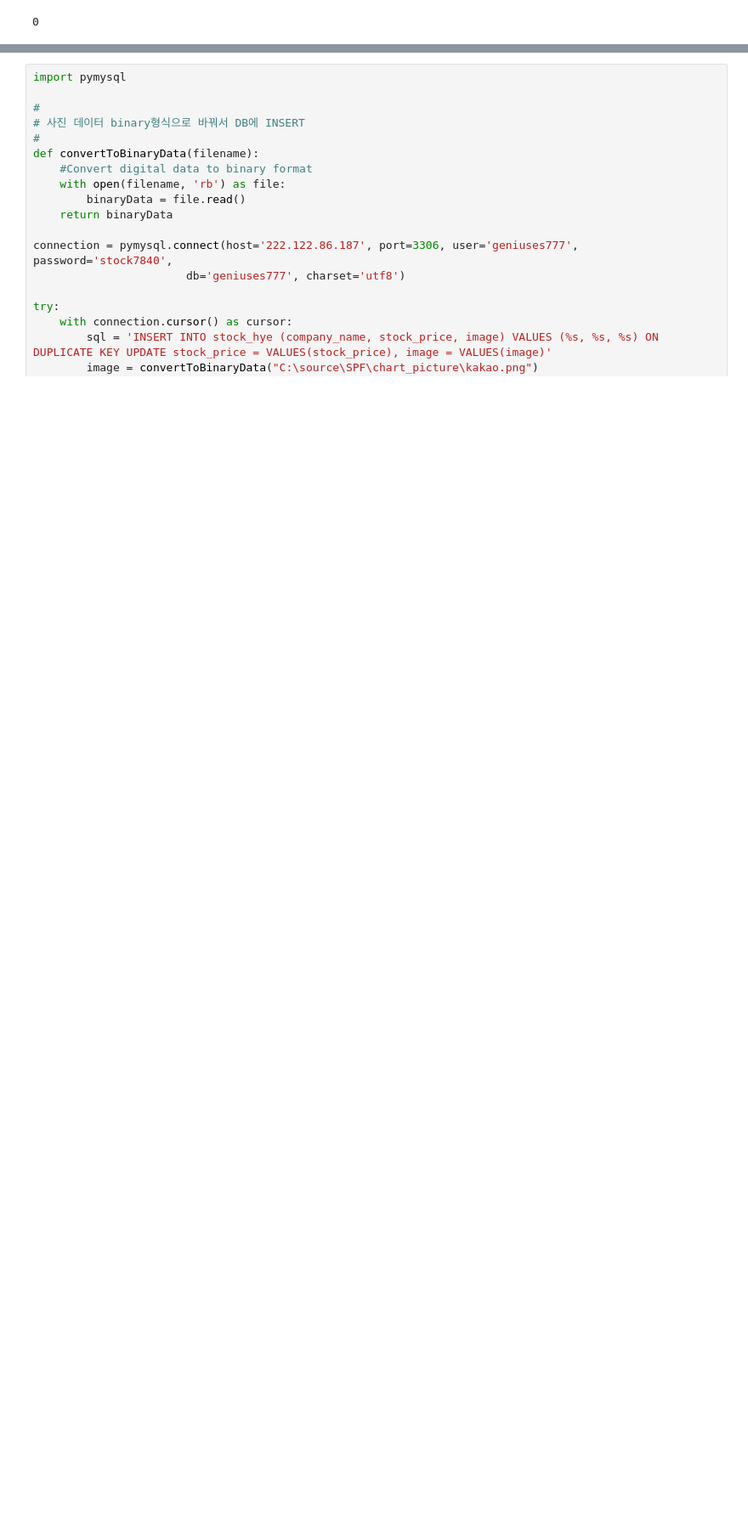
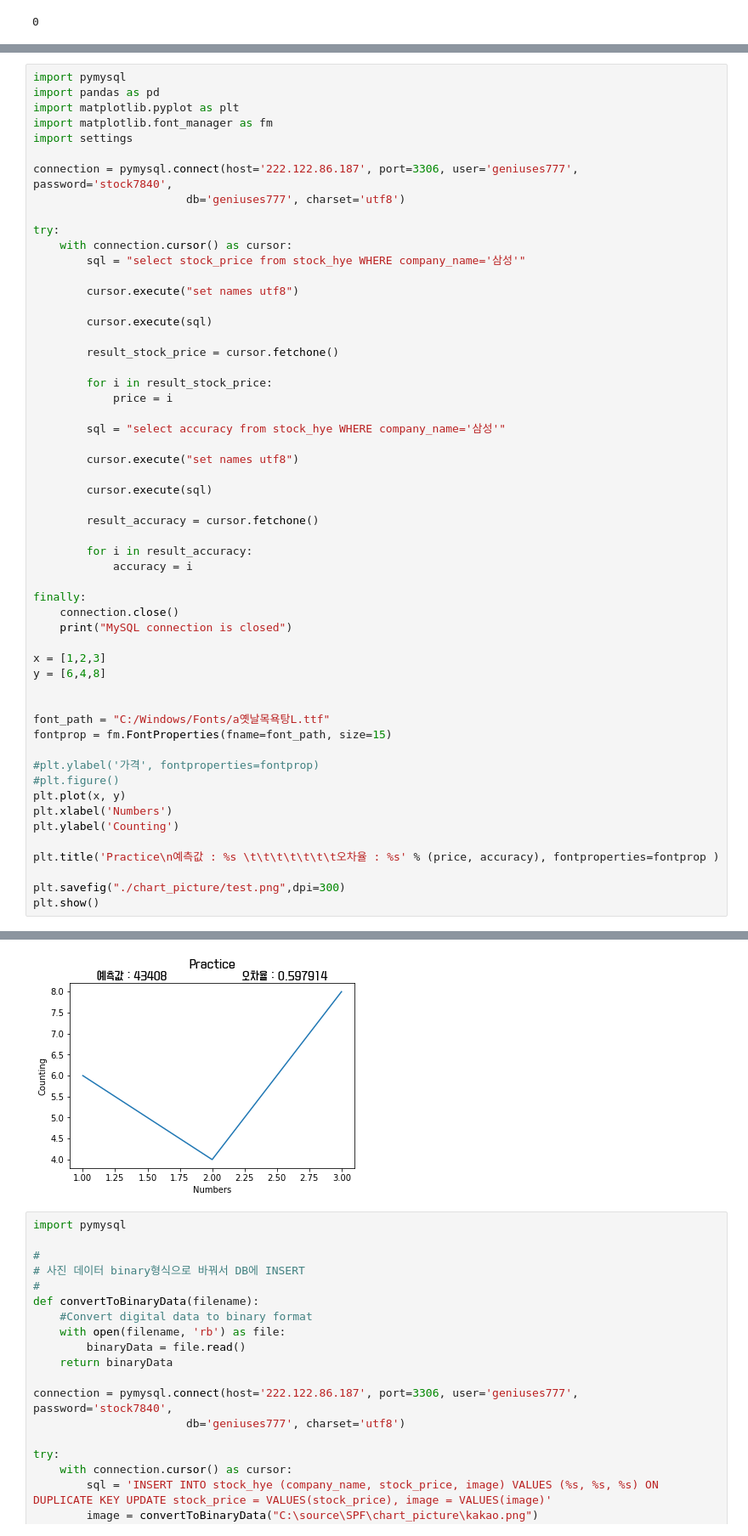
Before and after one commit to geniuses777/SPF, a Jupyter notebook: 정혜수/SPF/DBTest.ipynb, the cells around one changed output, grey strips where cells are left out. Shown at 85% size. Cells and saved outputs as stored; diff of their text form; blank space fills up the shorter version.

```diff
--- a/정혜수/SPF/DBTest.ipynb
+++ b/정혜수/SPF/DBTest.ipynb
@@ -65,0 +44,56 @@ C:\source\SPF
+# %%
+import pymysql
+import pandas as pd
+import matplotlib.pyplot as plt
+import matplotlib.font_manager as fm
+import settings
+
+connection = pymysql.connect(host='222.122.86.187', port=3306, user='geniuses777', password='stock7840',
+                       db='geniuses777', charset='utf8')
+
+try:
+    with connection.cursor() as cursor:
+        sql = "select stock_price from stock_hye WHERE company_name='삼성'"
+
+        cursor.execute("set names utf8")
+
+        cursor.execute(sql)
+
+        result_stock_price = cursor.fetchone()
+
+        for i in result_stock_price:
+            price = i
+
+        sql = "select accuracy from stock_hye WHERE company_name='삼성'"
+
+        cursor.execute("set names utf8")
+
+        cursor.execute(sql)
+
+        result_accuracy = cursor.fetchone()
+
+        for i in result_accuracy:
+            accuracy = i
+
+finally:
+    connection.close()
+    print("MySQL connection is closed")
+
+x = [1,2,3]
+y = [6,4,8]
+
+
+font_path = "C:/Windows/Fonts/a옛날목욕탕L.ttf"
+fontprop = fm.FontProperties(fname=font_path, size=15)
+
+#plt.ylabel('가격', fontproperties=fontprop)
+#plt.figure()
+plt.plot(x, y)
+plt.xlabel('Numbers')
+plt.ylabel('Counting')
+
+plt.title('Practice\n예측값 : %s \t\t\t\t\t\t\t오차율 : %s' % (price, accuracy), fontproperties=fontprop )
+
+plt.savefig("./chart_picture/test.png",dpi=300)
+plt.show()
+# %% [output]
@@ -66,3 +101,4 @@ C:\source\SPF
+[figure, added]
 # %%
 import pymysql
 
```
Also changed, not shown: parts of 4 cells of this notebook, 38 other files.
